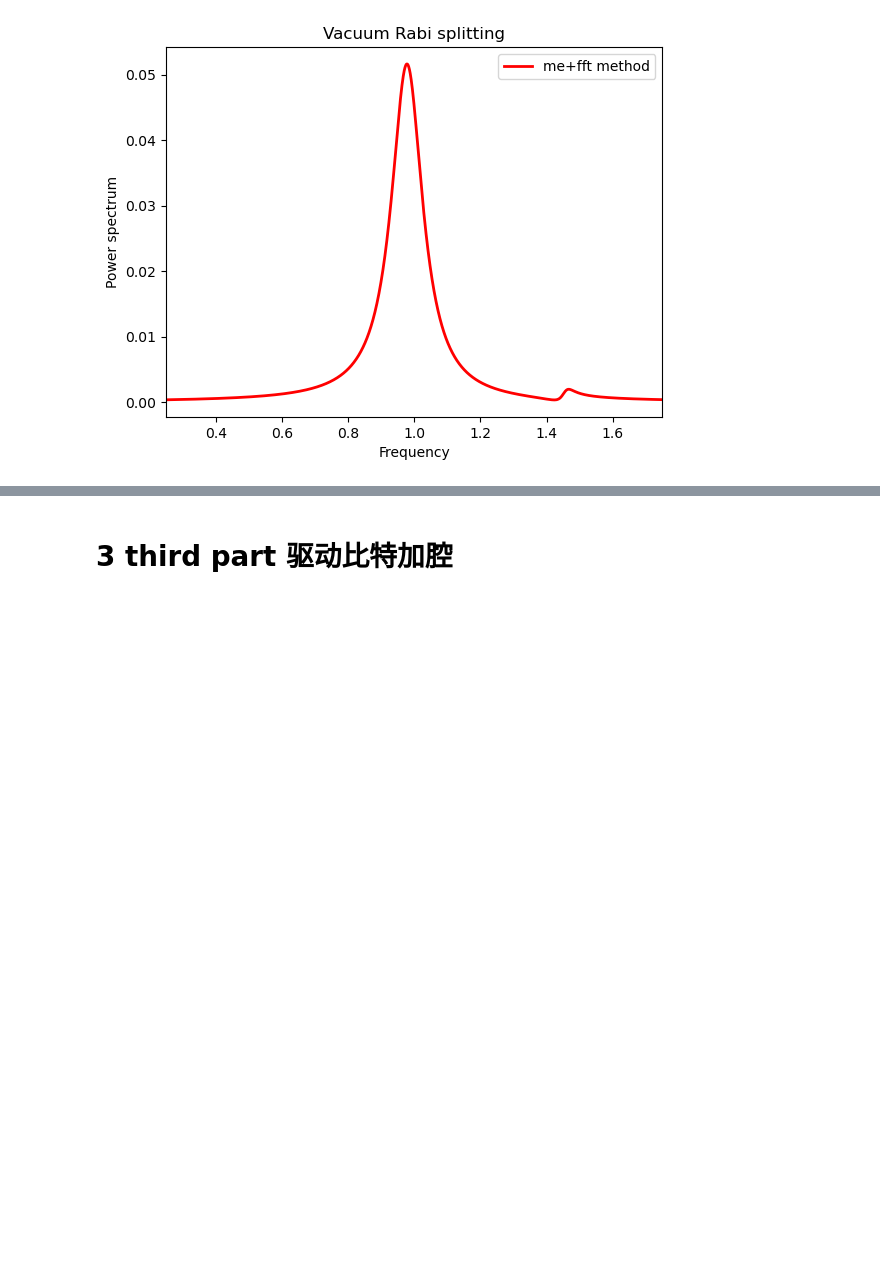
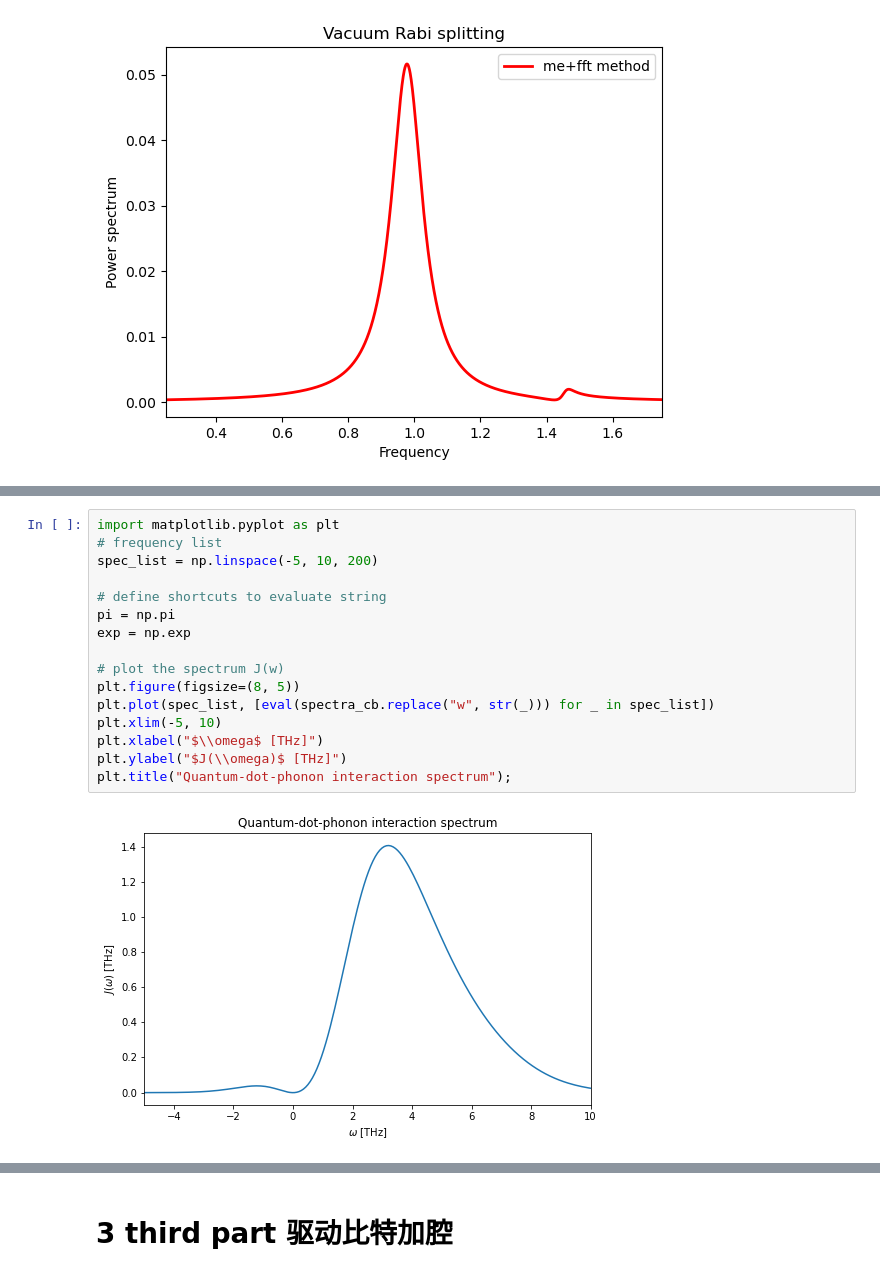
Before and after one commit to python12345677/para_work, a Jupyter notebook: all.ipynb, the cells around one changed output, grey strips where cells are left out. Drawn from its saved outputs; the diff is of its cells as text; blank space fills up the shorter version.

```diff
--- a/all.ipynb
+++ b/all.ipynb
@@ -83,0 +136,18 @@ ax.set_xlim(wlist2[0]/(2*np.pi), wlist2[-1]/(2*np.pi))
+# %%
+import matplotlib.pyplot as plt
+# frequency list
+spec_list = np.linspace(-5, 10, 200)
+
+# define shortcuts to evaluate string
+pi = np.pi
+exp = np.exp
+
+# plot the spectrum J(w)
+plt.figure(figsize=(8, 5))
+plt.plot(spec_list, [eval(spectra_cb.replace("w", str(_))) for _ in spec_list])
+plt.xlim(-5, 10)
+plt.xlabel("$\\omega$ [THz]")
+plt.ylabel("$J(\\omega)$ [THz]")
+plt.title("Quantum-dot-phonon interaction spectrum");
+# %% [output]
+[figure, added]
```
Also changed, not shown: parts of 7 cells of this notebook.
